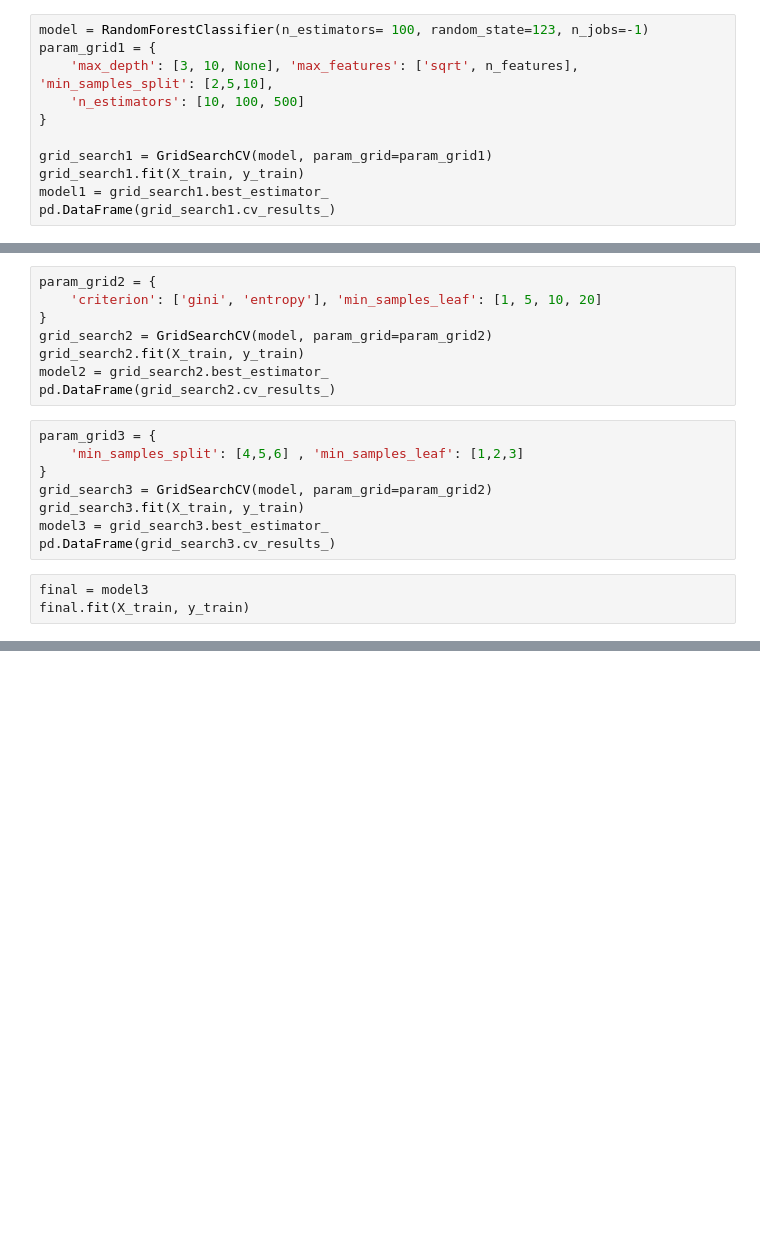
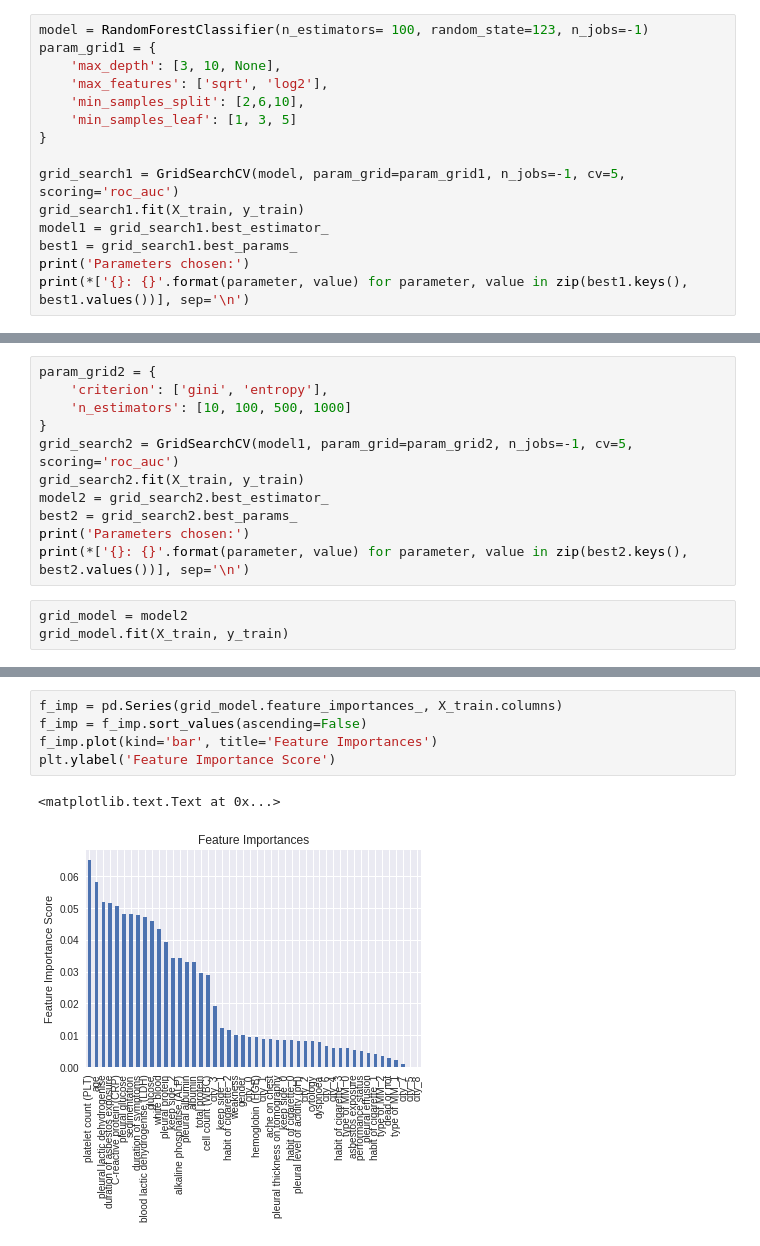
Before and after one commit to cheminfIBB/MM-diagnosis, a Jupyter notebook: random_forest_model.ipynb, the cells around one changed output, grey strips where cells are left out. Cells and saved outputs as stored; diff of their text form; blank space fills up the shorter version.

Commit message:
Add some evaluation, feature importances and formatting

```diff
--- a/random_forest_model.ipynb
+++ b/random_forest_model.ipynb
@@ -18,11 +21,15 @@ n_features = X_train.shape[1]
 # %%
 model = RandomForestClassifier(n_estimators= 100, random_state=123, n_jobs=-1)
 param_grid1 = {
-    'max_depth': [3, 10, None], 'max_features': ['sqrt', n_features], 'min_samples_split': [2,5,10],
-    'n_estimators': [10, 100, 500]
+    'max_depth': [3, 10, None],
+    'max_features': ['sqrt', 'log2'],
+    'min_samples_split': [2,6,10],
+    'min_samples_leaf': [1, 3, 5]
 }
 
-grid_search1 = GridSearchCV(model, param_grid=param_grid1)
+grid_search1 = GridSearchCV(model, param_grid=param_grid1, n_jobs=-1, cv=5, scoring='roc_auc')
 grid_search1.fit(X_train, y_train)
 model1 = grid_search1.best_estimator_
-pd.DataFrame(grid_search1.cv_results_)
+best1 = grid_search1.best_params_
+print('Parameters chosen:')
+print(*['{}: {}'.format(parameter, value) for parameter, value in zip(best1.keys(), best1.values())], sep='\n')
@@ -29,19 +42,14 @@ pd.DataFrame(grid_search1.cv_results_)
 # %%
 param_grid2 = {
-    'criterion': ['gini', 'entropy'], 'min_samples_leaf': [1, 5, 10, 20]
+    'criterion': ['gini', 'entropy'],
+    'n_estimators': [10, 100, 500, 1000]
 }
-grid_search2 = GridSearchCV(model, param_grid=param_grid2)
+grid_search2 = GridSearchCV(model1, param_grid=param_grid2, n_jobs=-1, cv=5, scoring='roc_auc')
 grid_search2.fit(X_train, y_train)
 model2 = grid_search2.best_estimator_
-pd.DataFrame(grid_search2.cv_results_)
+best2 = grid_search2.best_params_
+print('Parameters chosen:')
+print(*['{}: {}'.format(parameter, value) for parameter, value in zip(best2.keys(), best2.values())], sep='\n')
-# %%
-param_grid3 = {
-    'min_samples_split': [4,5,6] , 'min_samples_leaf': [1,2,3]
-}
-grid_search3 = GridSearchCV(model, param_grid=param_grid2)
-grid_search3.fit(X_train, y_train)
-model3 = grid_search3.best_estimator_
-pd.DataFrame(grid_search3.cv_results_)
 # %%
-final = model3
-final.fit(X_train, y_train)
+grid_model = model2
+grid_model.fit(X_train, y_train)
@@ -48 +80,9 @@ final.fit(X_train, y_train)
+# %%
+f_imp = pd.Series(grid_model.feature_importances_, X_train.columns)
+f_imp = f_imp.sort_values(ascending=False)
+f_imp.plot(kind='bar', title='Feature Importances')
+plt.ylabel('Feature Importance Score')
+# %% [output]
+<matplotlib.text.Text at 0x...>
+[figure, added]
 # %%
```
Also changed, not shown: parts of 10 cells of this notebook.
